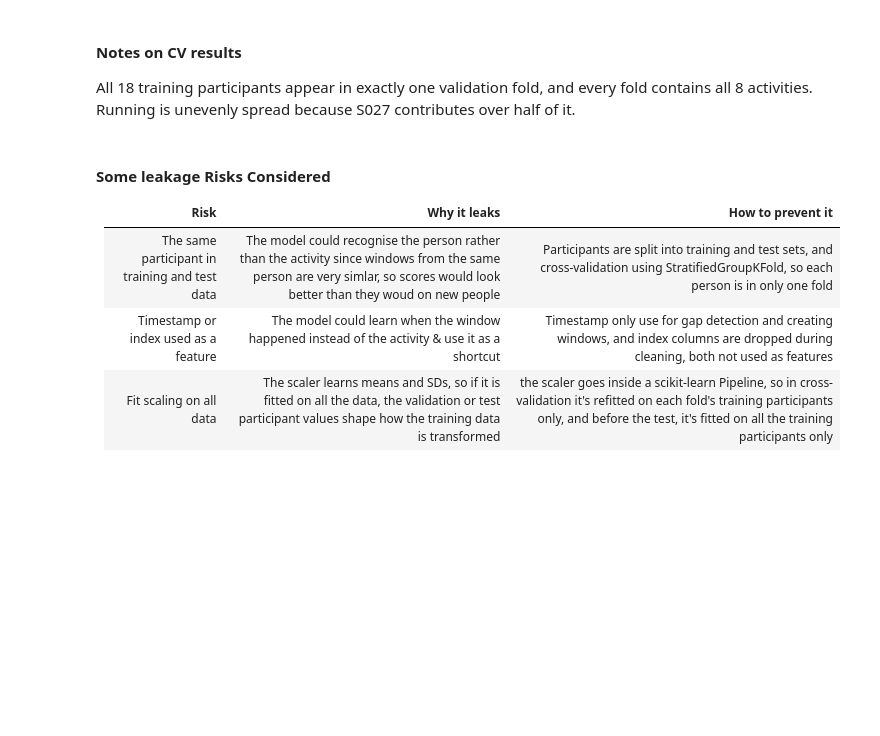
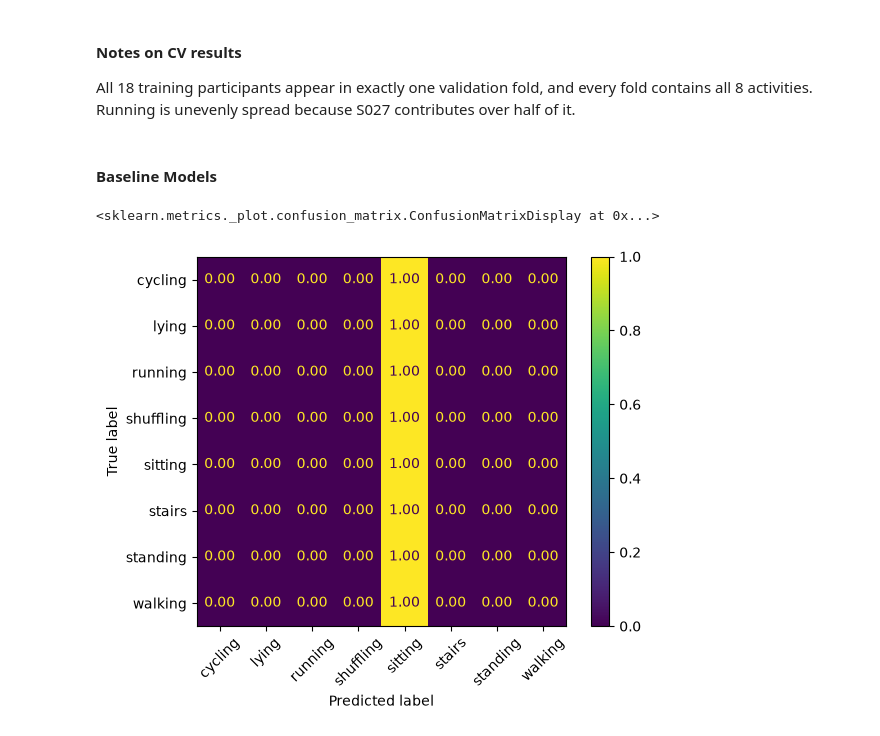
Before and after one commit to sarabartolo/harth-free-living-activity-recognition, a Jupyter notebook: notebooks/03_baseline.ipynb, the cells around one changed output. Drawn from its saved outputs; the diff is of its cells as text; code cells hidden in the pictures; blank space fills up the shorter version.

Commit message:
Add baseline models & results, update docs & logs

```diff
--- a/notebooks/03_baseline.ipynb
+++ b/notebooks/03_baseline.ipynb
@@ -120,11 +148,9 @@ Name: count, dtype: int64
 # %% [markdown]
 #### Notes on CV results
 All 18 training participants appear in exactly one validation fold, and every fold contains all 8 activities. Running is unevenly spread because S027 contributes over half of it.
-# %% [markdown]
-#### Some leakage Risks Considered
-
-| Risk | Why it leaks | How to prevent it |
-|---|---|---|
-| The same participant in training and test data | The model could recognise the person rather than the activity since windows from the same person are very simlar, so scores would look better than they woud on new people | Participants are split into training and test sets, and cross-validation using StratifiedGroupKFold, so each person is in only one fold |
-| Timestamp or index used as a feature | The model could learn when the window happened instead of the activity & use it as a shortcut | Timestamp only use for gap detection and creating windows, and index columns are dropped during cleaning, both not used as features |
-| Fit scaling on all data | The scaler learns means and SDs, so if it is fitted on all the data, the validation or test participant values shape how the training data is transformed | the scaler goes inside a scikit-learn Pipeline, so in cross-validation it's refitted on each fold's training participants only, and before the test, it's fitted on all the training participants only |
+# %% [markdown]
+#### Baseline Models
+# %%
+# Create Dummy baseline to always predict the most common class (sitting)
+# Shows the score achievable without learning anything
+model_dummy = DummyClassifier(strategy="most_frequent")
@@ -130,0 +160,8 @@ All 18 training participants appear in exactly one validation fold, and every fo
+# %%
+# Cross-validated predictions, each window is predicted by the model trained without its fold
+predictions_dummy = cross_val_predict(model_dummy, X, y, groups=groups, cv=cv)
+# Plot Confusion matrix
+ConfusionMatrixDisplay.from_predictions(y, predictions_dummy, normalize="true", values_format=".2f", xticks_rotation=45)
+# %% [output]
+<sklearn.metrics._plot.confusion_matrix.ConfusionMatrixDisplay at 0x...>
+[figure, added]
```
Also changed, not shown: parts of 11 cells of this notebook, 5 other files.
